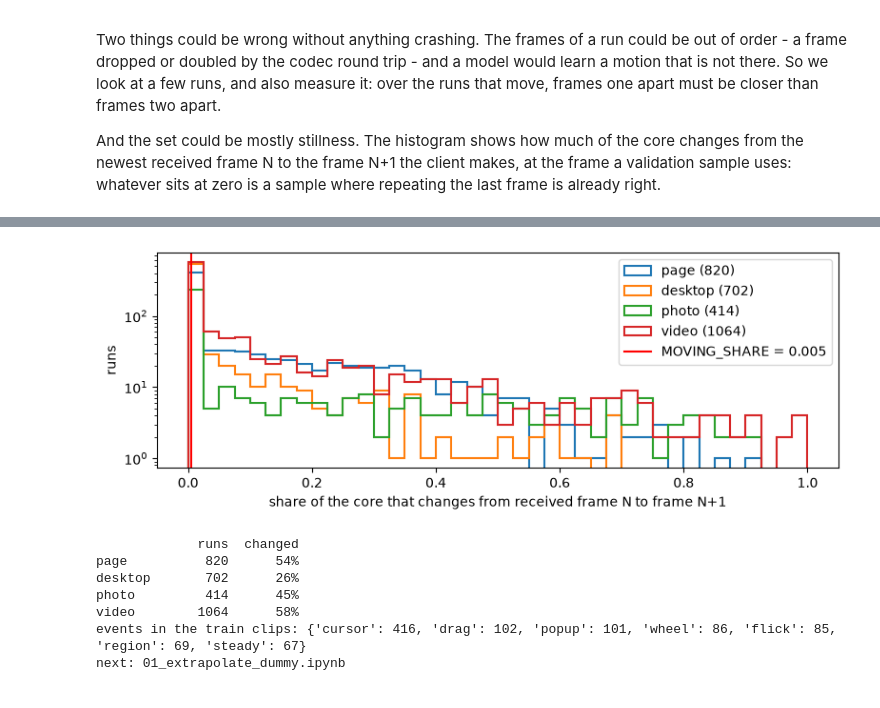
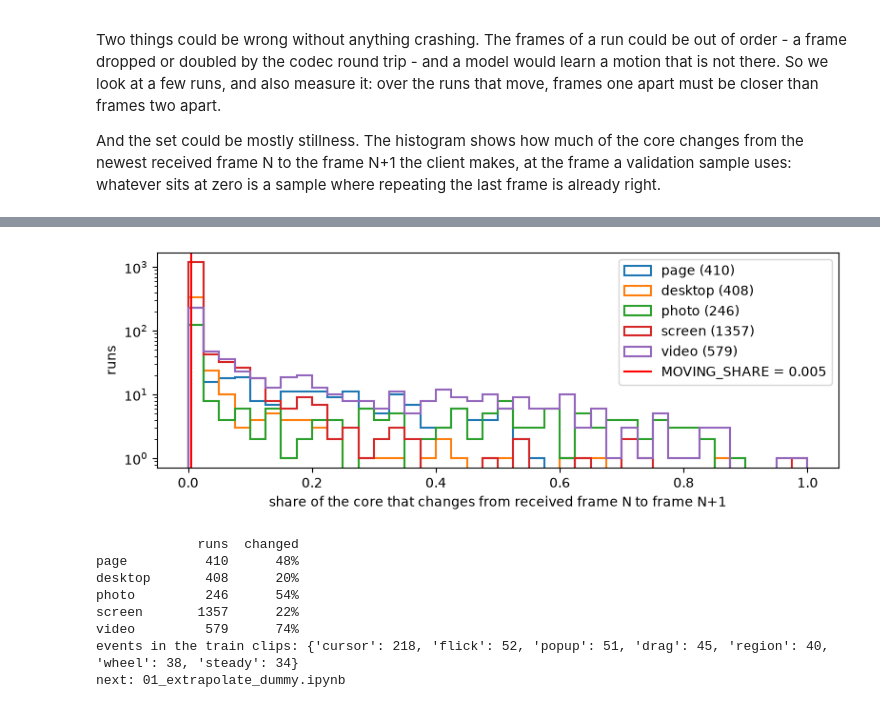
Before and after one commit to henrikszucs/desktop-streamer-ai, a Jupyter notebook: src/frame_gen_extra/00_data_preprocess.ipynb, the cells around one changed output, grey strips where cells are left out. Drawn from its saved outputs; the diff is of its cells as text; code cells hidden in the pictures.

```diff
--- a/src/frame_gen_extra/00_data_preprocess.ipynb
+++ b/src/frame_gen_extra/00_data_preprocess.ipynb
@@ -37,7 +51,7 @@ near-copies of the training data into validation.
 # %%
 """Settings."""
 
-from helpers import sources
+from helpers import recorded, sources
 
 CAPTURE_DIR = sources.RAW / "captures"        # your own screenshots
 OUT_DIR = sources.ROOT / "frame_gen_extra"    # where the runs are written
@@ -56,16 +70,20 @@ STILL_KEEP = 0.2           # share of the runs where nothing moves that are kept
 VAL_FRACTION = 0.2         # share of your own captures kept for validation
 SEED = 0
 
-# How many files of each dataset to use: "train" from its train.txt, "val" from its test.txt.
-# None means every file of that split. One run is about 0.22 MB. Screens come first: a desktop
-# is what the client streams. Every YouTube sequence is listed, and only those at MIN_VIDEO_FPS
-# or more are used - a 30 fps video has no frame between two a 30 fps stream sends.
+# Recordings: the screen captures (helpers/recorded.py, any rate from 24 fps) and the other
+# YouTube-8M sequences at MIN_VIDEO_FPS or more, split by video - REAL_VAL_SHARE of each
+# category's videos to validation.
+VIDEO_DATASET = "yt8m-videos"
+MIN_VIDEO_FPS = 50
+MIN_SCREEN_FPS = 24
+REAL_VAL_SHARE = 1 / 3
+
+# Drawn scenes: how many pictures of each dataset to animate, "train" from its train.txt and
+# "val" from its test.txt - about a third of the sources, beside the recordings.
 DATASETS = {
-    "screens": {"train": None, "val": None},   # desktop screens, drawn by datasets/screens.py
-    "yt8m-videos": {"train": None, "val": None},
-    "div2k": {"train": 100, "val": 25},
+    "screens": {"train": 200, "val": 40},   # desktop screens, drawn by datasets/screens.py
+    "div2k": {"train": 60, "val": 15},
 }
-MIN_VIDEO_FPS = 50
 
 # A still picture becomes a 1 second clip of a 1280x720 window at the display rate, animated
 # by helpers/scenes.py.
@@ -408,11 +452,16 @@ print(f"{demo['path'].name}: {len(spots)} runs kept {dict(Counter(tags))}, "
 
 buckets = {split: {"frames": [], "files": [], "sources": []} for split in ("train", "val")}
 skipped_spots = {"flat": 0, "still": 0}
+no_valid_run = Counter()
 
 start = time.time()
 for n, item in enumerate(items, 1):
     bucket = buckets[item["split"]]
-    stream, cursor, record = clip_of(item)
+    made = clip_of(item)
+    if made is None:
+        no_valid_run[kind_of(item)] += 1
+        continue
+    stream, cursor, record = made
     base = {"captures": CAPTURE_DIR, "synthetic": SYNTHETIC_DIR}.get(item["dataset"], sources.RAW / item["dataset"])
     name = item["path"].relative_to(base).as_posix()
     spots, skipped = crops(stream, cursor, rng)
@@ -427,16 +476,18 @@ for n, item in enumerate(items, 1):
     # runs [first, last) of this split came from this source, at these spots, made this way
     bucket["sources"].append({"dataset": item["dataset"], "file": name, "runs": [first, len(bucket["frames"])],
                               "spots": [list(spot) for _, spot in spots], **record})
-    if n % 50 == 0:
+    if n % 100 == 0:
         print(f"  {n}/{len(items)} sources, {time.time() - start:.0f}s")
 
 for split, bucket in buckets.items():
     bucket["frames"] = (np.stack(bucket["frames"]) if bucket["frames"]
                         else np.empty((0, FRAMES_PER_RUN, INPUT, INPUT, 3), np.uint8))
     tags = [spot[2] for source in bucket["sources"] for spot in source["spots"]]
+    kinds = Counter(source["kind"] for source in bucket["sources"] for _ in source["spots"])
     print(f"{split:5} {len(bucket['sources']):4} sources {len(bucket['frames']):6} runs  {bucket['frames'].shape}  "
-          f"{dict(Counter(tags))}")
-print(f"spots skipped: {skipped_spots['flat']} flat, {skipped_spots['still']} still")
+          f"{dict(Counter(tags))}  {dict(kinds)}")
+print(f"spots skipped: {skipped_spots['flat']} flat, {skipped_spots['still']} still; "
+      f"recordings with no run whose samples are all valid (frames repeated): {dict(no_valid_run)}")
 print(f"done in {time.time() - start:.1f}s")
 
 if len(buckets["train"]["frames"]) == 0:
@@ -571,40 +625,41 @@ mean luma difference: 6.51 one frame apart, 9.40 two apart
 t = runs.newest(len(frames), FRAMES_PER_RUN, 2, 1, RECEIVED_EVERY, RECEIVED_EVERY)
 subset = np.sort(np.random.default_rng(SEED).choice(len(frames), min(3000, len(frames)), replace=False))
 share = np.array([runs.changed_share(core(frames[i, t[i]:t[i] + 1]), core(frames[i, t[i] + 1:t[i] + 2]))[0]
                   for i in subset])
 
 fig, ax = plt.subplots(figsize=(8, 3))
 bins = np.linspace(0, 1, 41)
-for kind in ("page", "desktop", "photo", "video"):
+for kind in ("page", "desktop", "photo", "screen", "video"):
     chosen = kind_of_run[subset] == kind
     if chosen.any():
         ax.hist(share[chosen], bins=bins, histtype="step", lw=1.5, label=f"{kind} ({chosen.sum()})")
 ax.axvline(runs.MOVING_SHARE, color="red", label=f"MOVING_SHARE = {runs.MOVING_SHARE}")
 ax.set_yscale("log")
 ax.set_xlabel("share of the core that changes from received frame N to frame N+1")
 ax.set_ylabel("runs")
 ax.legend()
 fig.tight_layout()
 plt.show()
 
 print(f"{'':10}{'runs':>7}{'changed':>9}")
-for kind in ("page", "desktop", "photo", "video"):
+for kind in ("page", "desktop", "photo", "screen", "video"):
     chosen = kind_of_run[subset] == kind
     if chosen.any():
         print(f"{kind:10}{chosen.sum():7}{(share[chosen] >= runs.MOVING_SHARE).mean():9.0%}")
 events = {}
 for source in train_sources:
     for event in source.get("events", []):
         events[event] = events.get(event, 0) + 1
 print("events in the train clips:", dict(sorted(events.items(), key=lambda item: -item[1])))
 
 print("next: 01_extrapolate_dummy.ipynb")
 # %% [output]
-[figure, old version]
+[figure, new version]
              runs  changed
-page          820      54%
-desktop       702      26%
-photo         414      45%
-video        1064      58%
-events in the train clips: {'cursor': 416, 'drag': 102, 'popup': 101, 'wheel': 86, 'flick': 85, 'region': 69, 'steady': 67}
+page          410      48%
+desktop       408      20%
+photo         246      54%
+screen       1357      22%
+video         579      74%
+events in the train clips: {'cursor': 218, 'flick': 52, 'popup': 51, 'drag': 45, 'region': 40, 'wheel': 38, 'steady': 34}
 next: 01_extrapolate_dummy.ipynb
```
Also changed, not shown: parts of 10 cells of this notebook, 23 other files.
